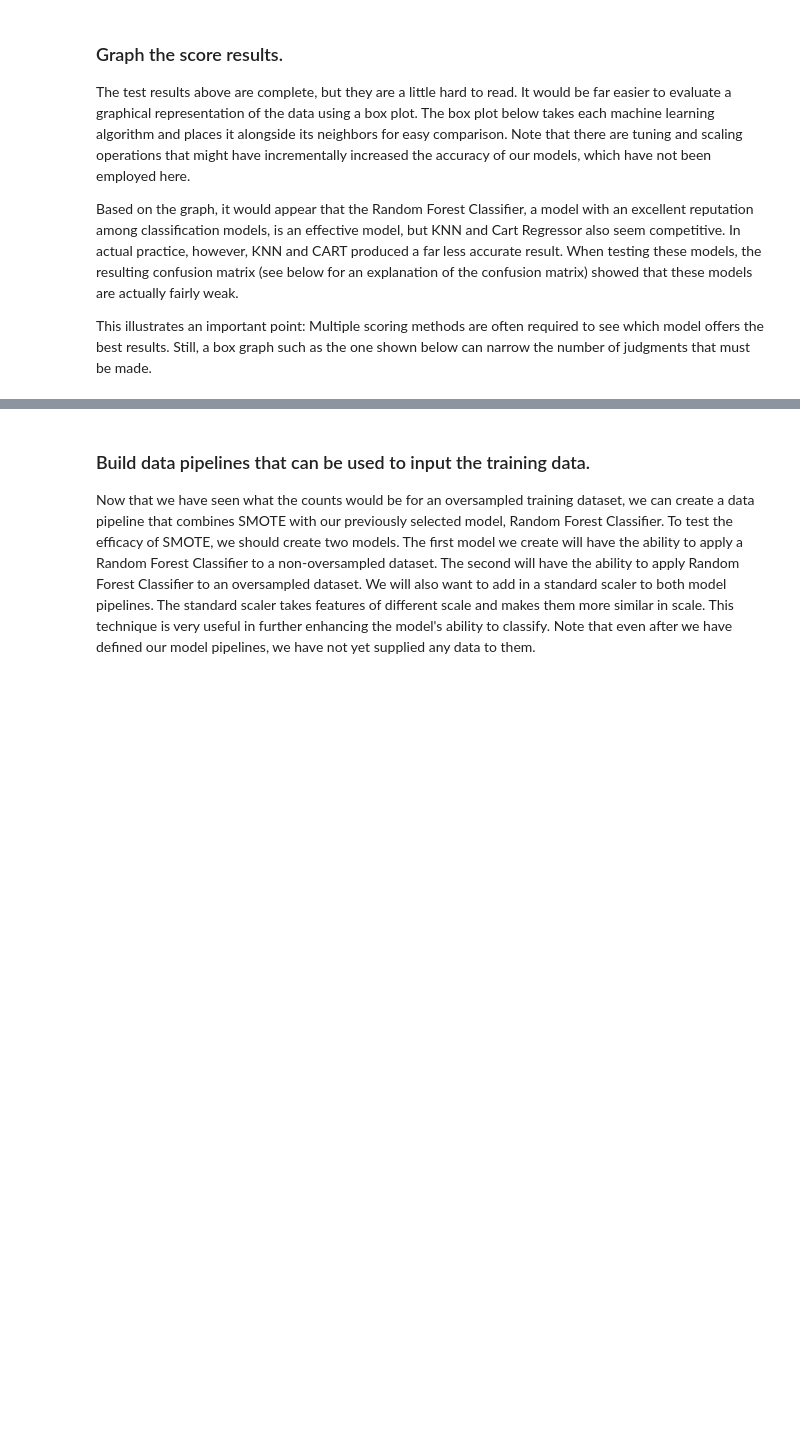
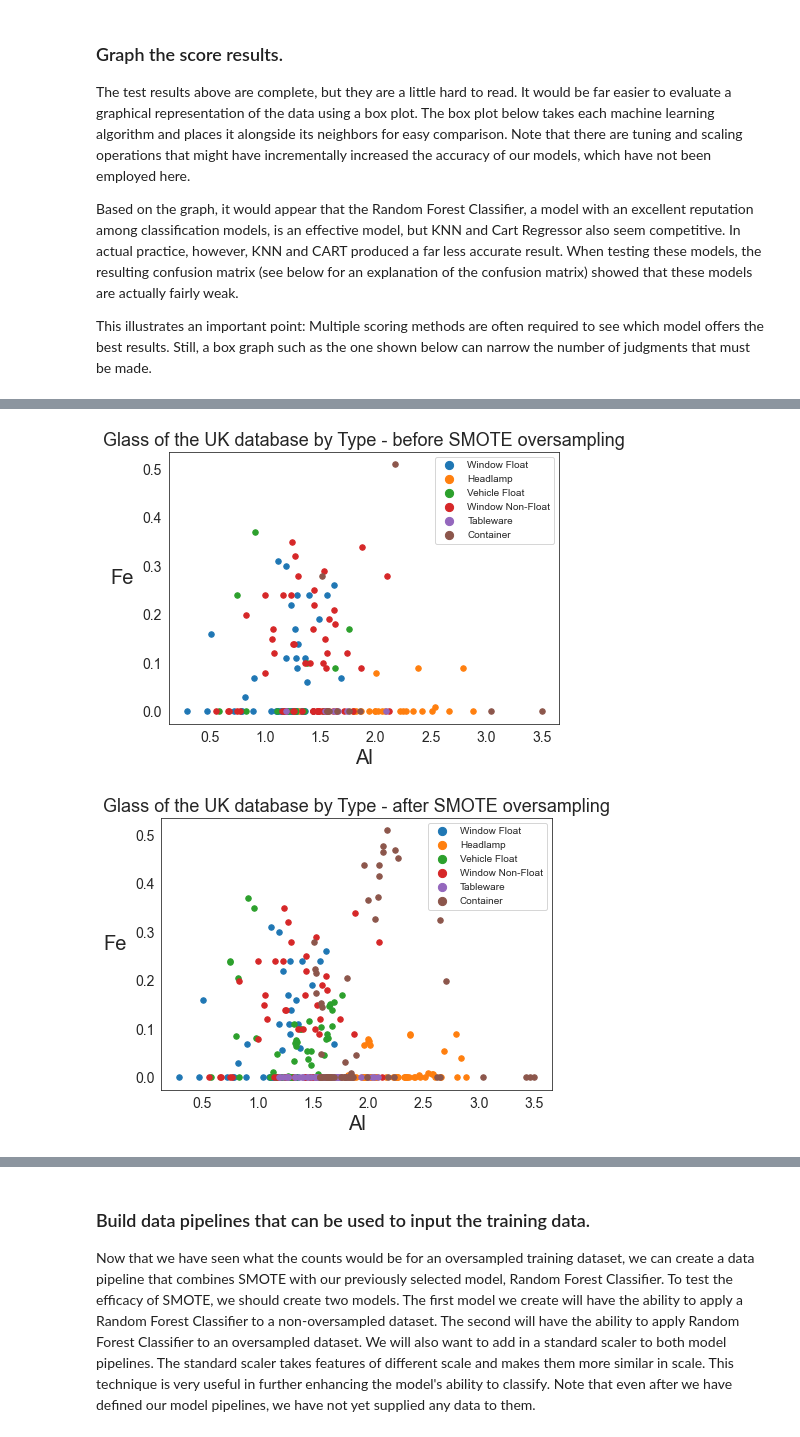
Before and after one commit to alan-turing-institute/TuringDataStories, a Jupyter notebook: stories/2022-03-27_Glass_ML/ML_20th_Century.ipynb, the cells around one changed output, grey strips where cells are left out. Drawn from its saved outputs; the diff is of its cells as text; code cells hidden in the pictures; blank space fills up the shorter version.

```diff
--- a/stories/2022-03-27_Glass_ML/ML_20th_Century.ipynb
+++ b/stories/2022-03-27_Glass_ML/ML_20th_Century.ipynb
@@ -770,11 +823,13 @@ At the end of this snippet, we see a comparison of counts for each of the glass
 # %%
-print()
-print()
 counter=Counter(Y_train)
-print('Before SMOTE:',counter)
-
+print('Counts Before SMOTE:')
+for ele in counter:
+    print(dict[int(ele)],':',counter[ele])
 oversample = SMOTE(random_state=42,k_neighbors=5)
 X_trainsm, Y_trainsm = oversample.fit_resample(X_train, Y_train)
-counter=Counter(Y_trainsm)
-print('After SMOTE:',counter)
+countersm=Counter(Y_trainsm)
+print()
+print('Counts After SMOTE:')
+for ele in countersm:
+    print(dict[int(ele)],':',countersm[ele])
 # %% [output]
@@ -782,0 +854,42 @@ After SMOTE: Counter({1.0: 61, 7.0: 61, 3.0: 61, 2.0: 61, 6.0: 61, 5.0: 61})
+# %%
+names=['Ref_ix','Na','Mg','Al','Si','K','Ca','Ba','Fe']
+def smotegraph(title_suffix, var_suffix=None):
+    """
+    Author: Joe Cerniglia
+    Date: September 17, 2022
+    A function to plot two scatter graphs to show the distribution of glass types over two
+    elements of the periodic table.
+
+    Parameters:
+    title_suffix: string that provides title text for which training dataset has been
+    graphed, original or SMOTE-oversampled.
+    var_suffix: string to indicate which training dataset to use in the plot
+
+    returns None. The function produces graphs but does not return anything outside the function itself.
+    """
+    # scatter plots of examples by class label: Aluminum (3) x Iron (8)
+    plt.figure(figsize=(7,5))
+    for label, _ in counter.items():
+        # row_ix returns an array containing all the row numbers for a given label (color)
+        if var_suffix==None:
+            row_ix = where(Y_train == label)[0] #slicing with zero allows access
+                #to the array embedded inside the tuple returned by the where
+            plt.scatter(
+                X_train[row_ix, 3], X_train[row_ix, 8], label=dict[label], alpha=1, s=30)
+        else:
+            row_ix = where(Y_trainsm == label)[0]
+            plt.scatter(
+                X_trainsm[row_ix, 3], X_trainsm[row_ix, 8], label=dict[label], alpha=1, s=30)
+    plt.legend(markerscale=1.5, fontsize=10)
+    plt.title("Glass of the UK database by Type" + title_suffix, fontsize=18)
+    plt.xlabel("Al",fontsize=20)
+    plt.ylabel("Fe",fontsize=20, rotation=0, labelpad=20)
+    plt.xticks(fontsize=14)
+    plt.yticks(fontsize=14)
+    plt.show()
+    return None
+smotegraph(' - before SMOTE oversampling')
+smotegraph(' - after SMOTE oversampling','sm')
+# %% [output]
+[figure, added]
+[figure, added]
```
Also changed, not shown: parts of 80 cells of this notebook.
